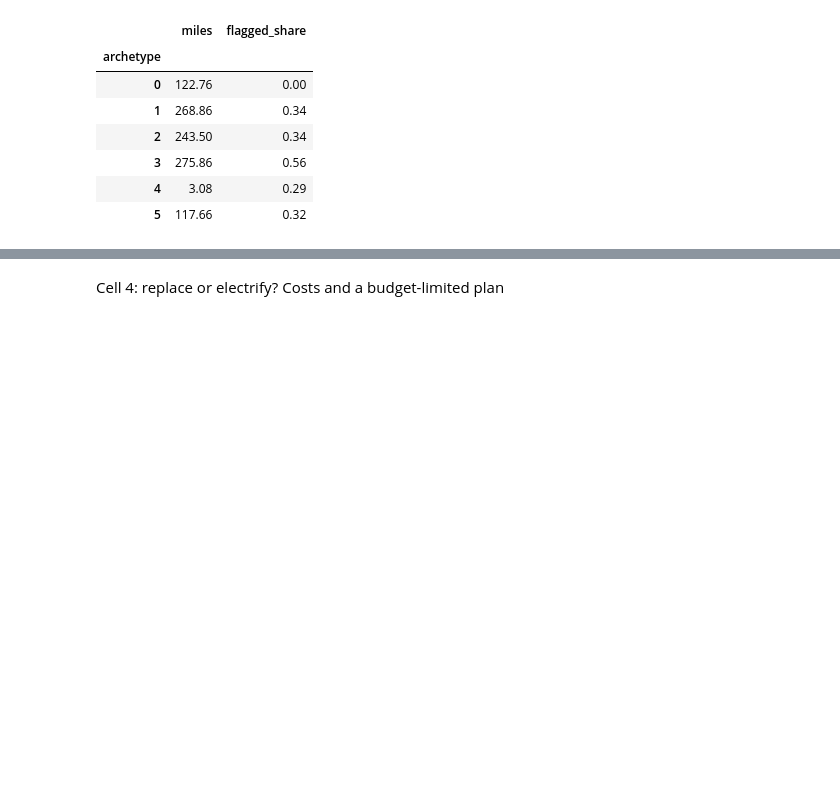
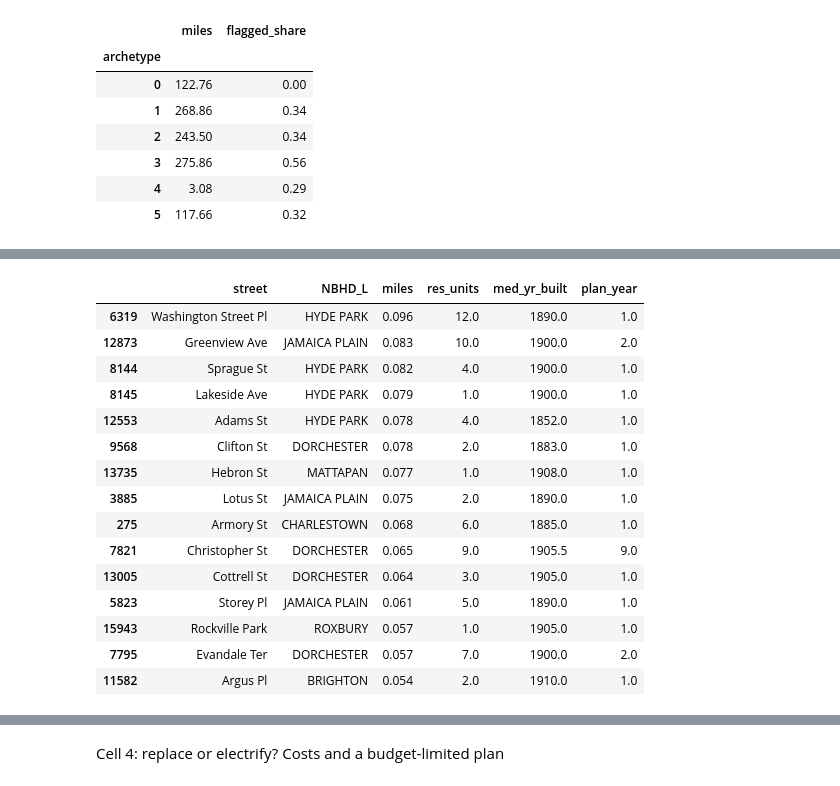
Before and after one commit to cathykam2006/boston-gas-triage, a Jupyter notebook: 03_Modeling.ipynb, the cells around one changed output, grey strips where cells are left out. Saved outputs shown, nothing was run; the diff lists cells and outputs as text; code cells hidden in the pictures; blank space fills up the shorter version.

Commit message:
Add dead-end network check to Part 3

```diff
--- a/03_Modeling.ipynb
+++ b/03_Modeling.ipynb
@@ -252,3 +252,81 @@ Median building year, flagged vs not: 1900 vs 1927
 | 3 | 275.86 | 0.56 |
 | 4 | 3.08 | 0.29 |
 | 5 | 117.66 | 0.32 |
+# %%
+# Part 3, Cell 5: which flagged streets are on dead-end branches of the street network? (self-contained)
+import os
+from collections import defaultdict, deque
+import numpy as np
+import pandas as pd
+import geopandas as gpd
+
+RAW, PROC = "data_raw", "data_processed"
+
+# 1) Full street network (all road types, so connections are complete), in meters
+net = gpd.read_file(os.path.join(RAW, "boston_street_segments.geojson")).to_crs(26986)
+id_col = "SEGMENT_ID" if net["SEGMENT_ID"].is_unique else "OBJECTID"
+net = net[net.geometry.notna() & ~net.geometry.is_empty].explode(index_parts=False)
+
+# 2) Turn each segment into an edge between its two end points (snapped to 1 m)
+def node(pt):
+    return (round(pt[0]), round(pt[1]))
+
+edges = []
+for sid, geom in zip(net[id_col], net.geometry):
+    coords = list(geom.coords)
+    u, v = node(coords[0]), node(coords[-1])
+    if u != v:
+        edges.append((u, v, sid))
+
+degree, touching = defaultdict(int), defaultdict(list)
+for i, (u, v, _) in enumerate(edges):
+    degree[u] += 1; degree[v] += 1
+    touching[u].append(i); touching[v].append(i)
+
+# 3) Peel off street ends that connect to nothing, repeatedly; what gets peeled off is a dead-end branch
+removed = np.zeros(len(edges), dtype=bool)
+queue = deque(n for n, d in degree.items() if d == 1)
+while queue:
+    n = queue.popleft()
+    if degree[n] != 1:
+        continue
+    for i in touching[n]:
+        if not removed[i]:
+            removed[i] = True
+            u, v, _ = edges[i]
+            other = v if u == n else u
+            degree[n] -= 1; degree[other] -= 1
+            if degree[other] == 1:
+                queue.append(other)
+            break
+dead_end_ids = {edges[i][2] for i in np.flatnonzero(removed)}
+print(f"Street segments on dead-end branches: {len(dead_end_ids):,} of {net[id_col].nunique():,}")
+
+# 4) Attach to the triage results (from Part 3, Cell 4)
+seg = gpd.read_file(os.path.join(PROC, "segments_scored.geojson"))
+seg["likely_leak_prone"] = seg["likely_leak_prone"].astype(bool)
+seg["dead_end"] = seg["seg_id"].isin(dead_end_ids)
+seg["miles"] = seg["length_m"] / 1609.34
+seg["street"] = (seg["ST_NAME"].fillna("").str.title() + " " + seg["ST_TYPE"].fillna("").str.title()).str.strip()
+flagged = seg[seg["likely_leak_prone"]]
+
+summary = (flagged.groupby(["action", "dead_end"])
+                  .agg(segments=("seg_id", "size"), miles=("miles", "sum"), homes=("res_units", "sum"))
+                  .round(1))
+display(summary)
+
+el = flagged[flagged["action"].str.startswith("Electrify")]
+print(f"\nElectrify candidates on dead-end branches: {el['dead_end'].sum()} of {len(el)} segments, "
+      f"{el.loc[el['dead_end'], 'miles'].sum():.1f} of {el['miles'].sum():.1f} miles")
+
+cols = ["street", "NBHD_L", "miles", "res_units", "med_yr_built", "plan_year"]
+print("\nElectrify candidates on dead ends (most realistic):")
+display(el[el["dead_end"]].sort_values("miles", ascending=False)[cols].head(15).round(3))
+print("Electrify candidates on through streets (pipe likely feeds other streets):")
+display(el[~el["dead_end"]].sort_values("miles", ascending=False)[cols].head(15).round(3))
+
+# 5) Save the plan with the dead-end flag
+out = flagged[["plan_year", "street", "NBHD_L", "action", "miles", "res_units", "med_yr_built", "is_ej", "dead_end"]]
+out.sort_values(["plan_year", "street"]).to_csv(os.path.join(PROC, "triage_plan_with_dead_ends.csv"), index=False)
+print("Saved data_processed/triage_plan_with_dead_ends.csv")
+# %% [output]
@@ -254,0 +343,16 @@ Median building year, flagged vs not: 1900 vs 1927
+|  | street | NBHD_L | miles | res_units | med_yr_built | plan_year |
+| 6319 | Washington Street Pl | HYDE PARK | 0.096 | 12.0 | 1890.0 | 1.0 |
+| 12873 | Greenview Ave | JAMAICA PLAIN | 0.083 | 10.0 | 1900.0 | 2.0 |
+| 8144 | Sprague St | HYDE PARK | 0.082 | 4.0 | 1900.0 | 1.0 |
+| 8145 | Lakeside Ave | HYDE PARK | 0.079 | 1.0 | 1900.0 | 1.0 |
+| 12553 | Adams St | HYDE PARK | 0.078 | 4.0 | 1852.0 | 1.0 |
+| 9568 | Clifton St | DORCHESTER | 0.078 | 2.0 | 1883.0 | 1.0 |
+| 13735 | Hebron St | MATTAPAN | 0.077 | 1.0 | 1908.0 | 1.0 |
+| 3885 | Lotus St | JAMAICA PLAIN | 0.075 | 2.0 | 1890.0 | 1.0 |
+| 275 | Armory St | CHARLESTOWN | 0.068 | 6.0 | 1885.0 | 1.0 |
+| 7821 | Christopher St | DORCHESTER | 0.065 | 9.0 | 1905.5 | 9.0 |
+| 13005 | Cottrell St | DORCHESTER | 0.064 | 3.0 | 1905.0 | 1.0 |
+| 5823 | Storey Pl | JAMAICA PLAIN | 0.061 | 5.0 | 1890.0 | 1.0 |
+| 15943 | Rockville Park | ROXBURY | 0.057 | 1.0 | 1905.0 | 1.0 |
+| 7795 | Evandale Ter | DORCHESTER | 0.057 | 7.0 | 1900.0 | 2.0 |
+| 11582 | Argus Pl | BRIGHTON | 0.054 | 2.0 | 1910.0 | 1.0 |
```
Also changed, not shown: parts of 3 cells of this notebook.
